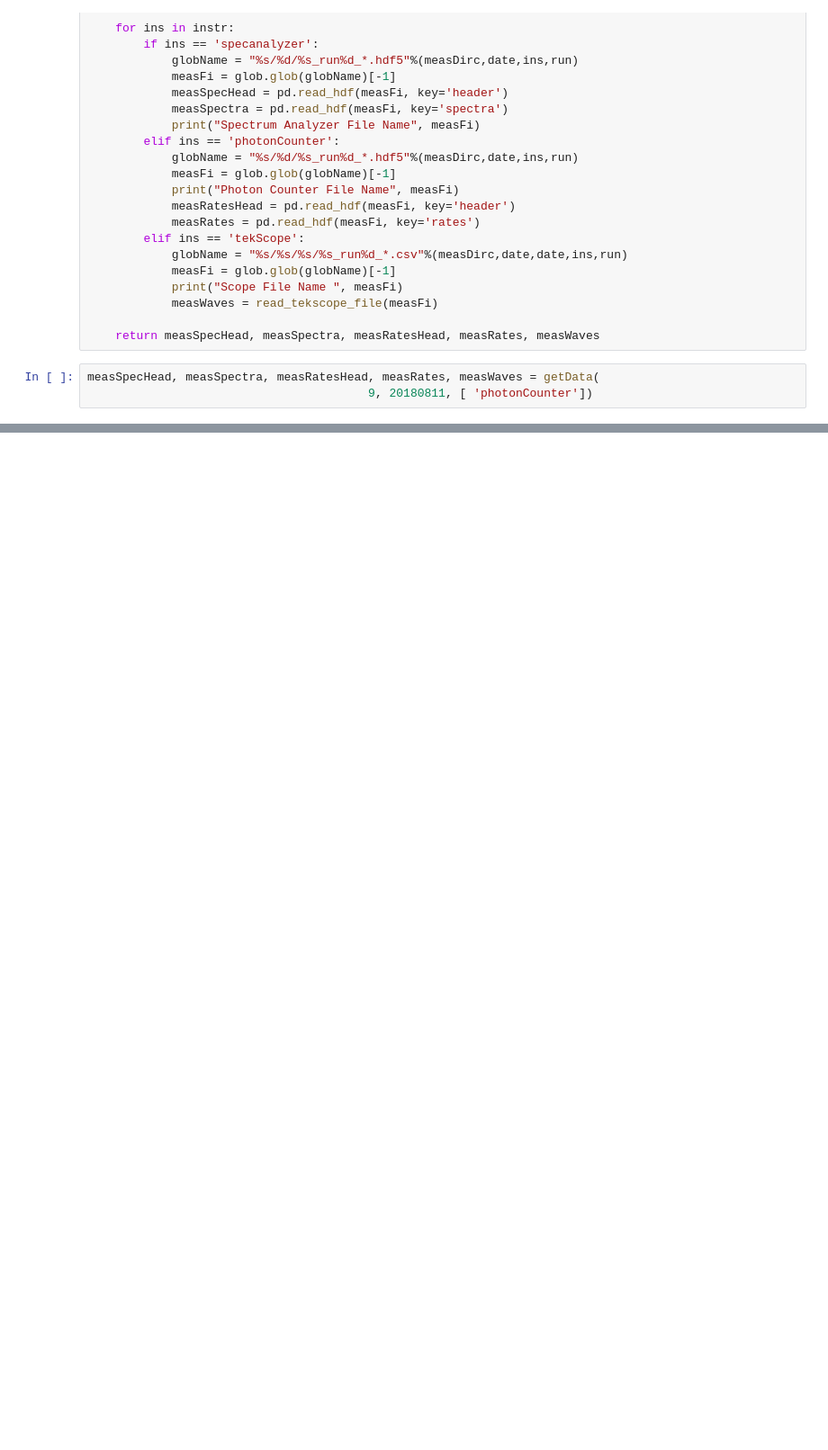
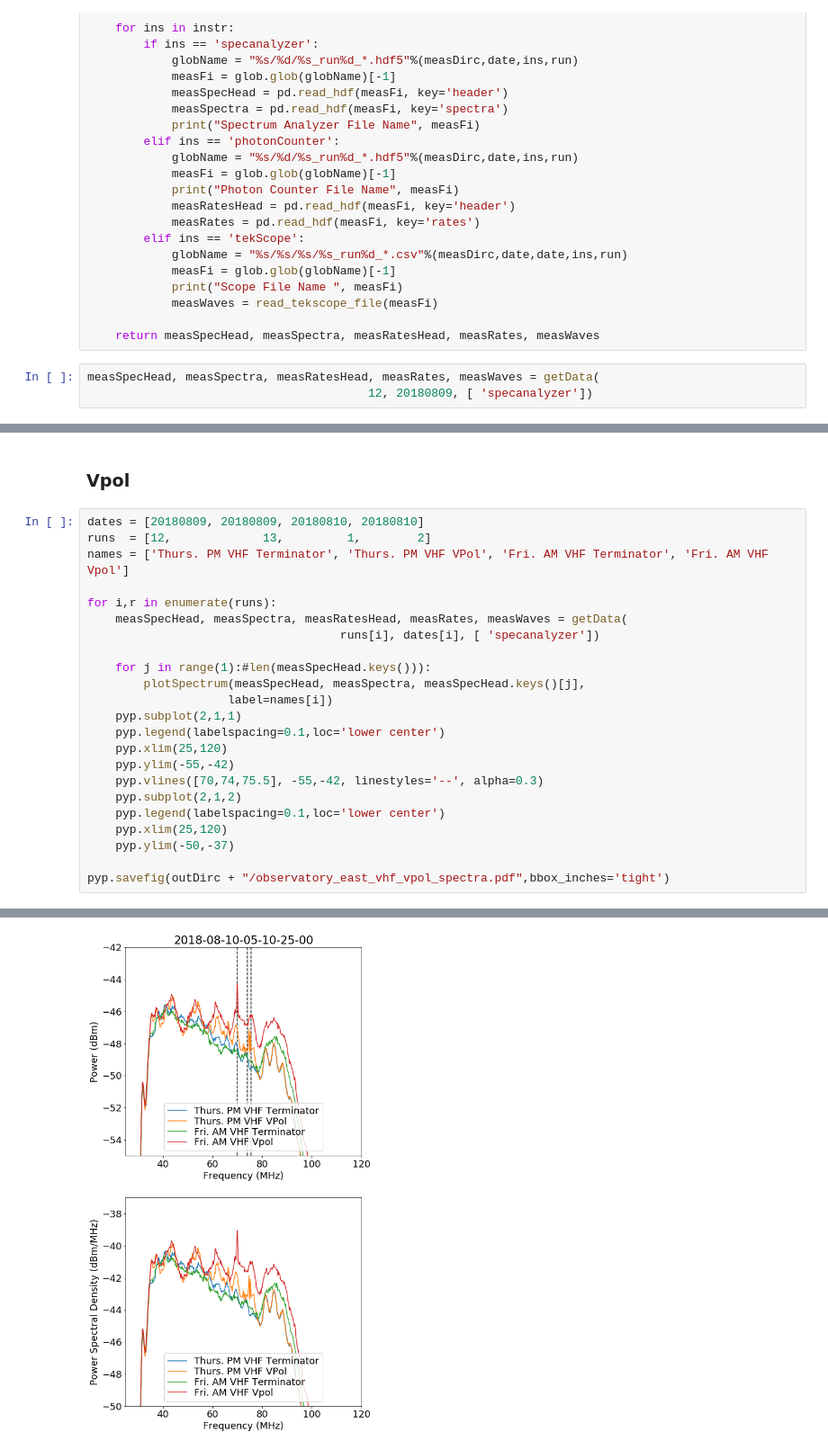
Before and after one commit to swissel/beacon_notebooks, a Jupyter notebook: BEACON August Full Analysis.ipynb, the cells around one changed output, grey strips where cells are left out. Shown at 90% size. Saved outputs shown, nothing was run; the diff lists cells and outputs as text; blank space fills up the shorter version.

```diff
--- a/BEACON August Full Analysis.ipynb
+++ b/BEACON August Full Analysis.ipynb
@@ -132,5 +152,5 @@ def getData(run, date, instr):
     return measSpecHead, measSpectra, measRatesHead, measRates, measWaves
 # %%
 measSpecHead, measSpectra, measRatesHead, measRates, measWaves = getData(
-                                        9, 20180811, [ 'photonCounter'])
+                                        12, 20180809, [ 'specanalyzer'])
 # %% [output]
@@ -484,0 +294,26 @@ pyp.grid(True,which='both')
+# %% [markdown]
+### Vpol
+# %%
+dates = [20180809, 20180809, 20180810, 20180810]
+runs  = [12,             13,         1,        2]
+names = ['Thurs. PM VHF Terminator', 'Thurs. PM VHF VPol', 'Fri. AM VHF Terminator', 'Fri. AM VHF Vpol']
+
+for i,r in enumerate(runs):
+    measSpecHead, measSpectra, measRatesHead, measRates, measWaves = getData(
+                                    runs[i], dates[i], [ 'specanalyzer'])
+
+    for j in range(1):#len(measSpecHead.keys())):
+        plotSpectrum(measSpecHead, measSpectra, measSpecHead.keys()[j],
+                    label=names[i])
+    pyp.subplot(2,1,1)
+    pyp.legend(labelspacing=0.1,loc='lower center')
+    pyp.xlim(25,120)
+    pyp.ylim(-55,-42)
+    pyp.vlines([70,74,75.5], -55,-42, linestyles='--', alpha=0.3)
+    pyp.subplot(2,1,2)
+    pyp.legend(labelspacing=0.1,loc='lower center')
+    pyp.xlim(25,120)
+    pyp.ylim(-50,-37)
+
+pyp.savefig(outDirc + "/observatory_east_vhf_vpol_spectra.pdf",bbox_inches='tight')
+# %% [output]
@@ -484,0 +324 @@ pyp.grid(True,which='both')
+[figure, added]
```
Also changed, not shown: parts of 92 cells of this notebook, 52 other files.
